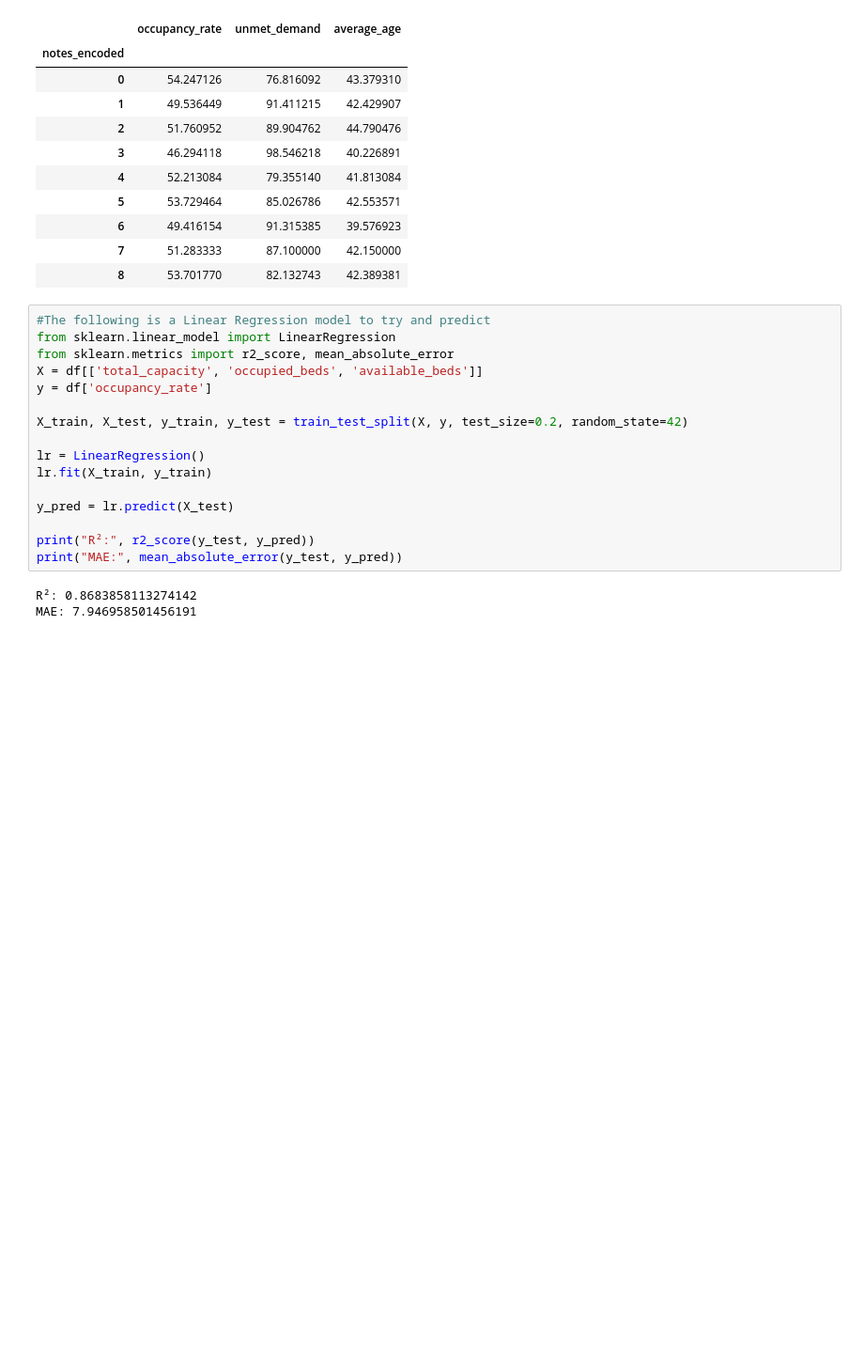
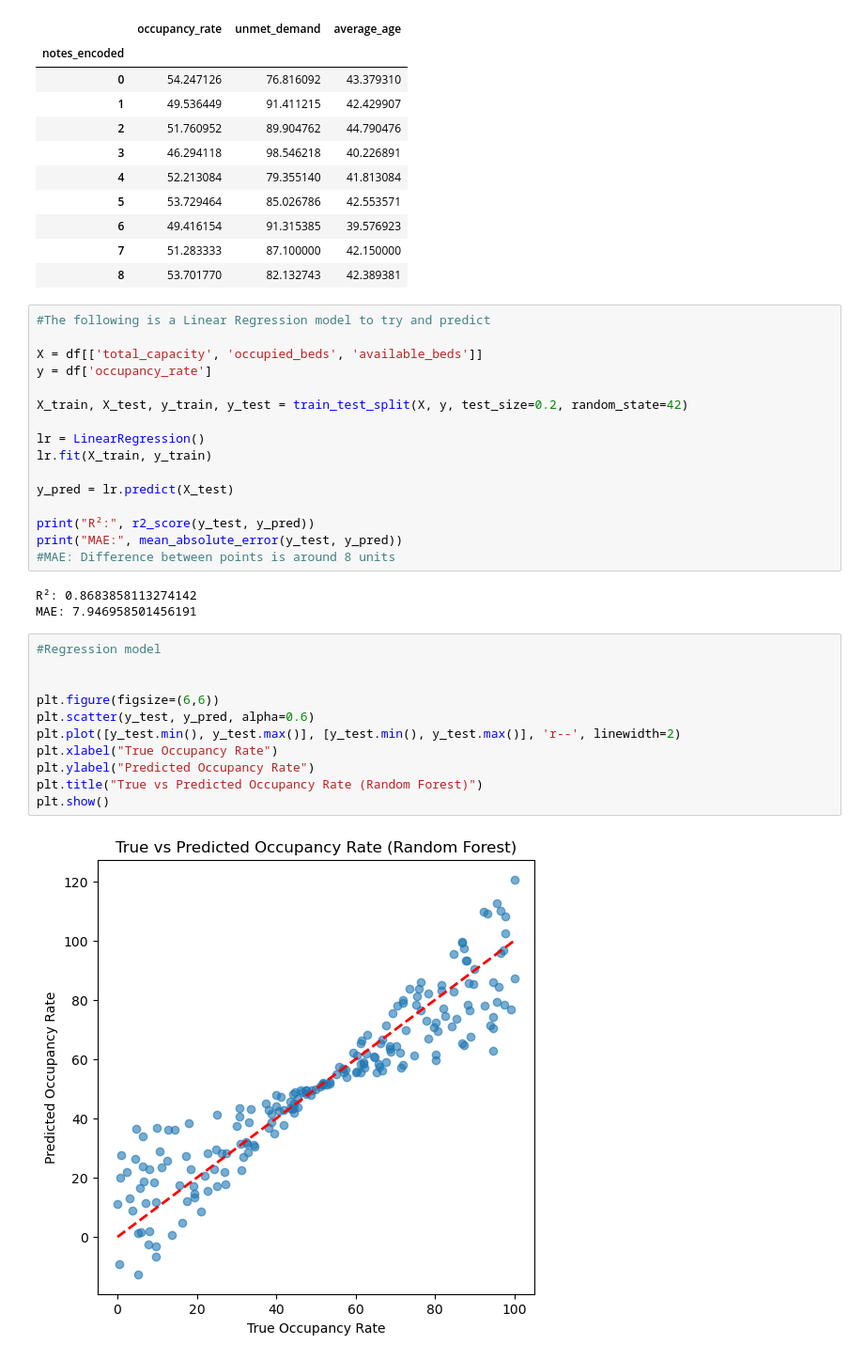
Before and after one commit to aaronserro/DataSci3000_Pjct, a Jupyter notebook: Datasci300.ipynb, the cells around one changed output. Shown at 94% size. Drawn from its saved outputs; the diff is of its cells as text; blank space fills up the shorter version.

```diff
--- a/Datasci300.ipynb
+++ b/Datasci300.ipynb
@@ -504,8 +509,7 @@ df.groupby('notes_encoded')[['occupancy_rate','unmet_demand','average_age']].mea
 | 8 | 53.701770 | 82.132743 | 42.389381 |
 # %%
 #The following is a Linear Regression model to try and predict
-from sklearn.linear_model import LinearRegression
-from sklearn.metrics import r2_score, mean_absolute_error
+
 X = df[['total_capacity', 'occupied_beds', 'available_beds']]
 y = df['occupancy_rate']
 
@@ -518,7 +522,21 @@ y_pred = lr.predict(X_test)
 
 print("R²:", r2_score(y_test, y_pred))
 print("MAE:", mean_absolute_error(y_test, y_pred))
+#MAE: Difference between points is around 8 units
 # %% [output]
 R²: 0.8683858113274142
 MAE: 7.946958501456191
+# %%
+#Regression model
+
+
+plt.figure(figsize=(6,6))
+plt.scatter(y_test, y_pred, alpha=0.6)
+plt.plot([y_test.min(), y_test.max()], [y_test.min(), y_test.max()], 'r--', linewidth=2)
+plt.xlabel("True Occupancy Rate")
+plt.ylabel("Predicted Occupancy Rate")
+plt.title("True vs Predicted Occupancy Rate (Random Forest)")
+plt.show()
+# %% [output]
+[figure, added]
 # %%
```
Also changed, not shown: parts of 14 cells of this notebook.
